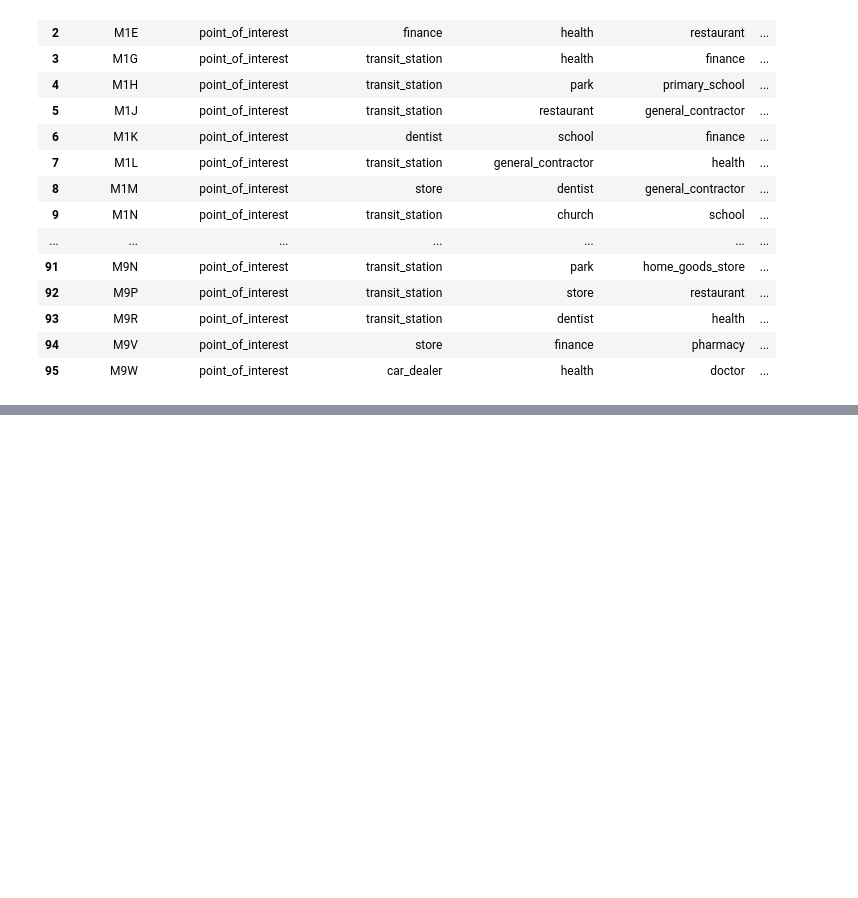
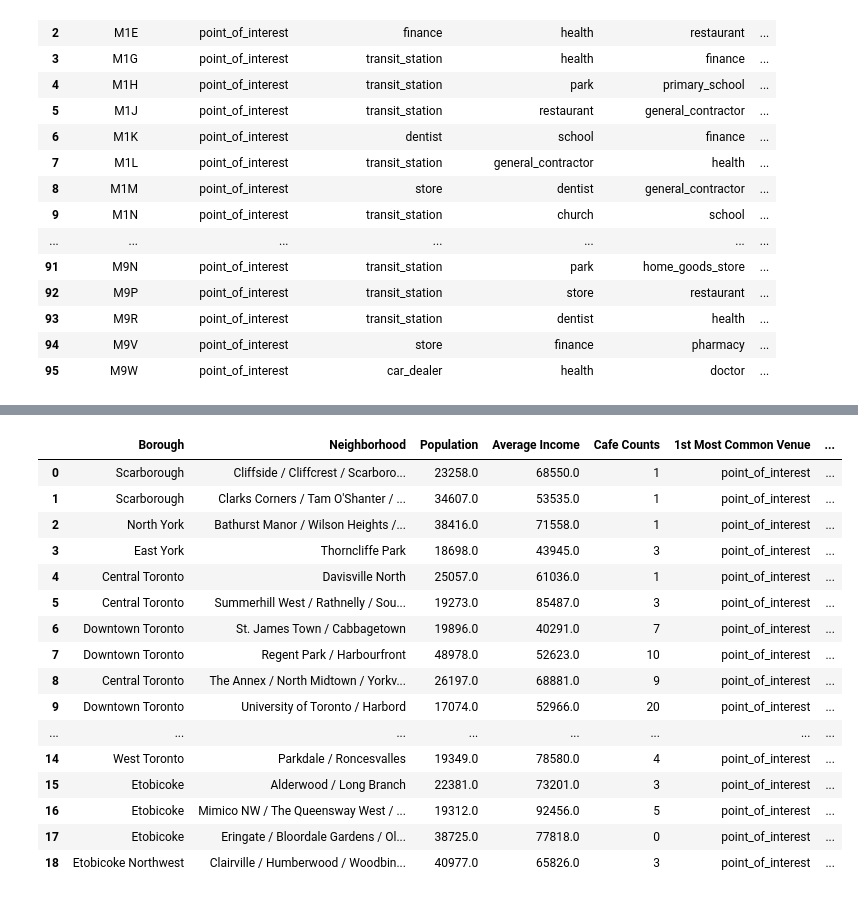
Before and after one commit to Dhruvi267/Market_segment, a Jupyter notebook: market-segmentationV3.ipynb, the cells around one changed output, grey strips where cells are left out. Saved outputs shown, nothing was run; the diff lists cells and outputs as text; code cells hidden in the pictures; blank space fills up the shorter version.

```diff
--- a/market-segmentationV3.ipynb
+++ b/market-segmentationV3.ipynb
@@ -1041,0 +1081,23 @@ district_venues_sorted
+# %%
+ClusterB = toronto_final.loc[toronto_final['Cluster Labels'] == 1, toronto_final.columns[[0] + [1] + [2] + [3] + [4] + list(range(5, toronto_final.shape[1]))]]
+ClusterB = ClusterB.drop(['Cluster Labels'], axis = 1).reset_index(drop= True)
+
+ClusterB
+# %% [output]
+|  | Borough | Neighborhood | Population | Average Income | Cafe Counts | 1st Most Common Venue | ... |
+| 0 | Scarborough | Cliffside / Cliffcrest / Scarboro... | 23258.0 | 68550.0 | 1 | point_of_interest | ... |
+| 1 | Scarborough | Clarks Corners / Tam O'Shanter / ... | 34607.0 | 53535.0 | 1 | point_of_interest | ... |
+| 2 | North York | Bathurst Manor / Wilson Heights /... | 38416.0 | 71558.0 | 1 | point_of_interest | ... |
+| 3 | East York | Thorncliffe Park | 18698.0 | 43945.0 | 3 | point_of_interest | ... |
+| 4 | Central Toronto | Davisville North | 25057.0 | 61036.0 | 1 | point_of_interest | ... |
+| 5 | Central Toronto | Summerhill West / Rathnelly / Sou... | 19273.0 | 85487.0 | 3 | point_of_interest | ... |
+| 6 | Downtown Toronto | St. James Town / Cabbagetown | 19896.0 | 40291.0 | 7 | point_of_interest | ... |
+| 7 | Downtown Toronto | Regent Park / Harbourfront | 48978.0 | 52623.0 | 10 | point_of_interest | ... |
+| 8 | Central Toronto | The Annex / North Midtown / Yorkv... | 26197.0 | 68881.0 | 9 | point_of_interest | ... |
+| 9 | Downtown Toronto | University of Toronto / Harbord | 17074.0 | 52966.0 | 20 | point_of_interest | ... |
+| ... | ... | ... | ... | ... | ... | ... | ... |
+| 14 | West Toronto | Parkdale / Roncesvalles | 19349.0 | 78580.0 | 4 | point_of_interest | ... |
+| 15 | Etobicoke | Alderwood / Long Branch | 22381.0 | 73201.0 | 3 | point_of_interest | ... |
+| 16 | Etobicoke | Mimico NW / The Queensway West / ... | 19312.0 | 92456.0 | 5 | point_of_interest | ... |
+| 17 | Etobicoke | Eringate / Bloordale Gardens / Ol... | 38725.0 | 77818.0 | 0 | point_of_interest | ... |
+| 18 | Etobicoke Northwest | Clairville / Humberwood / Woodbin... | 40977.0 | 65826.0 | 3 | point_of_interest | ... |
```
Also changed, not shown: parts of 13 cells of this notebook.
